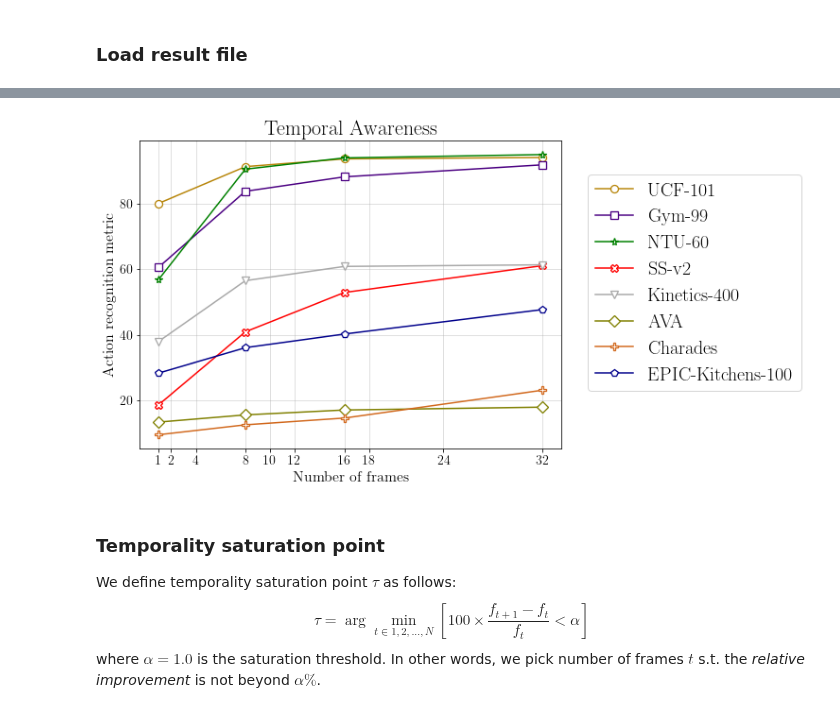
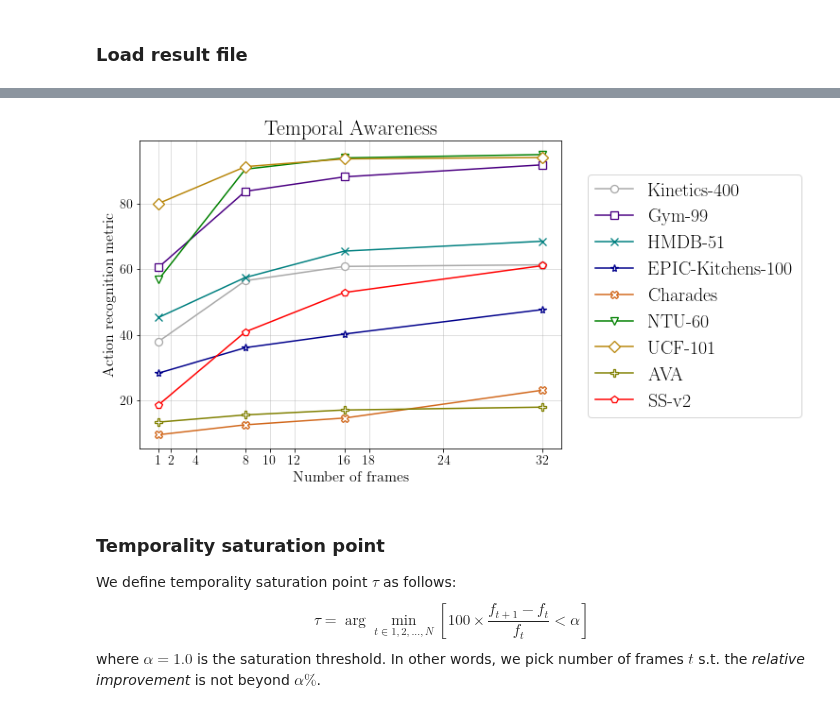
Before and after one commit to bpiyush/ViDA-SSL, a Jupyter notebook: misc/plotting/[TEST]-temporal-saturation.ipynb, the cells around one changed output, grey strips where cells are left out. Cells and saved outputs as stored; diff of their text form; code cells hidden in the pictures.

Commit message:
Adds radar plot for HMDB-51

```diff
--- a/misc/plotting/[TEST]-temporal-saturation.ipynb
+++ b/misc/plotting/[TEST]-temporal-saturation.ipynb
@@ -43,6 +43,7 @@ df
 colormap = {
     "Kinetics-400": ("gray", "darkgray", 0.15),
     "UCF-101": ("yellow", "darkgoldenrod", 0.3),
+    "HMDB-51": ("lightcyan", "teal", 0.3),
     "NTU-60": ("palegreen", "green", 0.3),
     "SS-v2": ("pink", "red", 0.3),
     "Gym-99": ("violet", "indigo", 0.1),
@@ -62,6 +63,9 @@ if len(datasets) == 7:
 elif len(datasets) == 8:
     colors = ["red", "blue", "gold", "limegreen", "skyblue", "pink", "magenta", "brown"]
     markers = ["o", "s", "*", "X", "v", "D", "P", "p"]
+elif len(datasets) == 9:
+    colors = ["red", "blue", "cyan", "gold", "limegreen", "skyblue", "pink", "magenta", "brown"]
+    markers = ["o", "s", "x", "*", "X", "v", "D", "P", "p"]
 else:
     raise ValueError
 
@@ -89,35 +93,35 @@ for i, dataset in enumerate(datasets):
         markersize=8, markeredgewidth=1.3, markeredgecolor=scatter_color, markerfacecolor="white",
         marker=markers[i],
     )
 
     if show_interpolated:
         ax.plot(xvals, fvals, "+-", color=color, label=f"{dataset}: Interpolated")
     ax.set_xticks(ticks=[1, 2, 4, 8, 10, 12, 16, 18, 24, 32])
 
     # compute temporal saturation
     # t: % imporvement from (t -> t + 1) < saturation_threshold (e.g., 1%)
 
     # first compute % improvement
     pct_improvement = 100 * (np.diff(fvals) / fvals[:-1])
     try:
         temporal_saturation[dataset] = next(
             t for t, v in enumerate(pct_improvement) if v < saturation_threshold
         )
     except StopIteration:
         temporal_saturation[dataset] = xvals[-1]
 
 ax.set_title("Temporal Awareness", fontsize=22)
 ax.set_xlabel("Number of frames", fontsize=16)
 ax.set_ylabel("Action recognition metric", fontsize=16)
 
 ax.tick_params(axis='y', which='major', labelsize=14, rotation=0)
 ax.tick_params(axis='x', which='major', labelsize=14, rotation=0)
 
 ax.legend(fontsize=20, bbox_to_anchor=(1.04,0.92), loc="upper left")
-plt.savefig("../../results/plots/action_temporality_v7.pdf", bbox_inches="tight")
+plt.savefig("../../results/plots/action_temporality_v8.pdf", bbox_inches="tight")
 plt.show()
 # %% [output]
-[figure, old version]
+[figure, new version]
 # %% [markdown]
 ### Temporality saturation point
 
```
Also changed, not shown: parts of 2 cells of this notebook, 5 other files.
